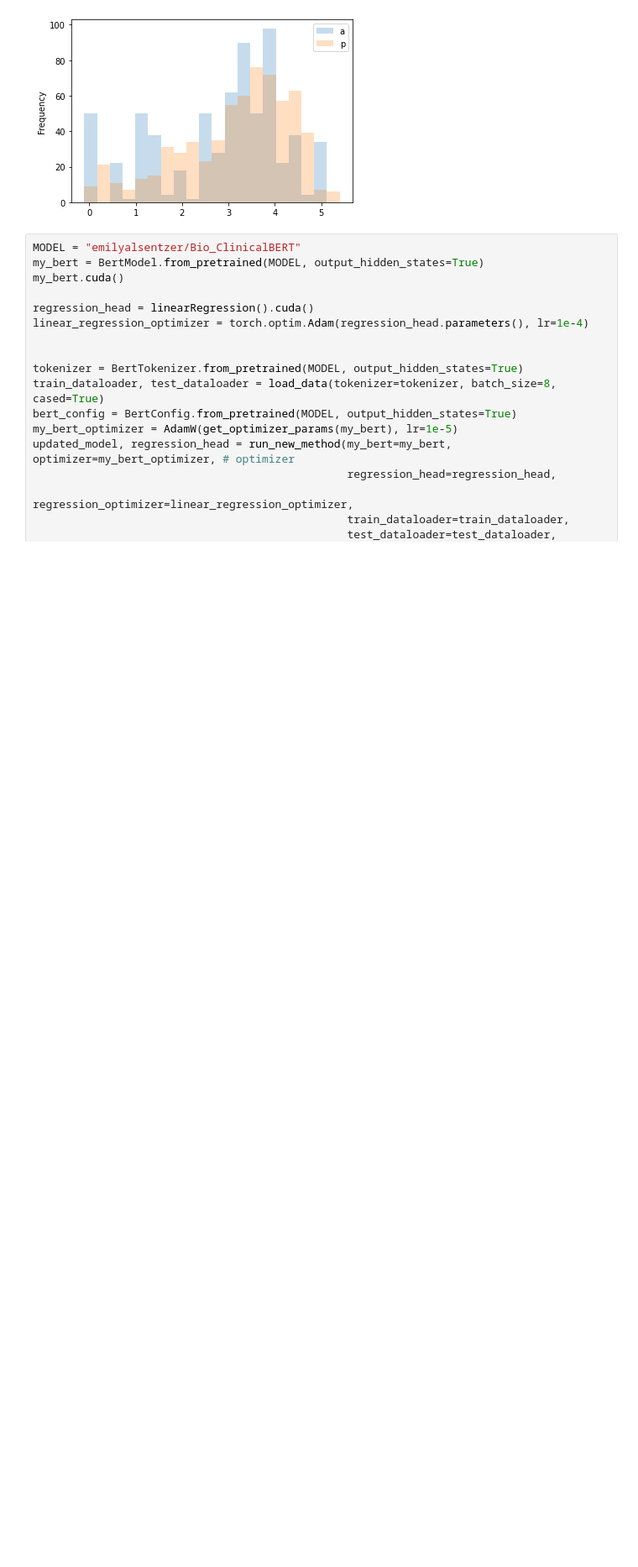
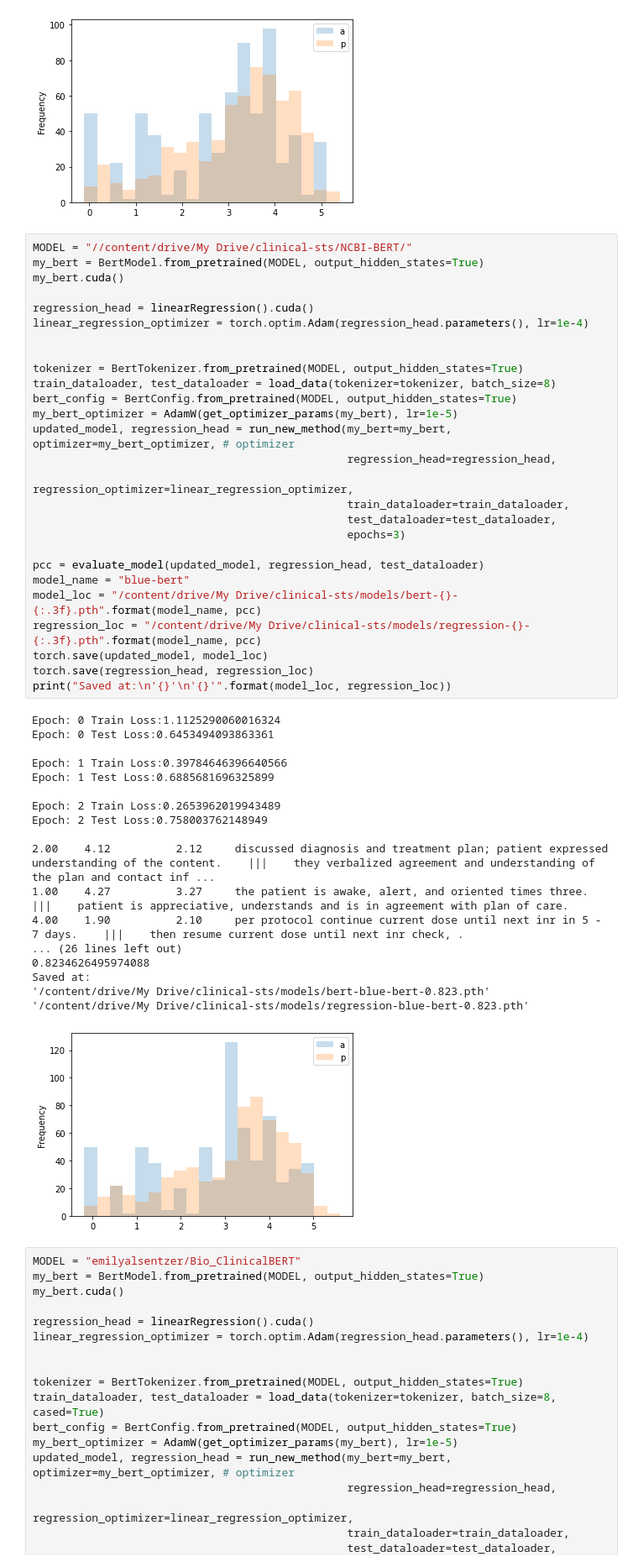
Before and after one commit to sreenivasanramesh/clinical-sts, a Jupyter notebook: clinical_sts_train.ipynb, the cells around one changed output. Shown at 84% size. Drawn from its saved outputs; the diff is of its cells as text; blank space fills up the shorter version.

```diff
--- a/clinical_sts_train.ipynb
+++ b/clinical_sts_train.ipynb
@@ -460,6 +460,52 @@ Saved at:
 '/content/drive/My Drive/clinical-sts/models/bert-bio-bert-0.83.pth'
 '/content/drive/My Drive/clinical-sts/models/regression-bio-bert-0.83.pth'
 [figure]
+# %%
+MODEL = "//content/drive/My Drive/clinical-sts/NCBI-BERT/"
+my_bert = BertModel.from_pretrained(MODEL, output_hidden_states=True)
+my_bert.cuda()
+
+regression_head = linearRegression().cuda()
+linear_regression_optimizer = torch.optim.Adam(regression_head.parameters(), lr=1e-4)
+
+
+tokenizer = BertTokenizer.from_pretrained(MODEL, output_hidden_states=True)
+train_dataloader, test_dataloader = load_data(tokenizer=tokenizer, batch_size=8)
+bert_config = BertConfig.from_pretrained(MODEL, output_hidden_states=True)
+my_bert_optimizer = AdamW(get_optimizer_params(my_bert), lr=1e-5)
+updated_model, regression_head = run_new_method(my_bert=my_bert, optimizer=my_bert_optimizer, # optimizer
+                                                regression_head=regression_head,
+                                                regression_optimizer=linear_regression_optimizer,
+                                                train_dataloader=train_dataloader,
+                                                test_dataloader=test_dataloader,
+                                                epochs=3)
+
+pcc = evaluate_model(updated_model, regression_head, test_dataloader)
+model_name = "blue-bert"
+model_loc = "/content/drive/My Drive/clinical-sts/models/bert-{}-{:.3f}.pth".format(model_name, pcc)
+regression_loc = "/content/drive/My Drive/clinical-sts/models/regression-{}-{:.3f}.pth".format(model_name, pcc)
+torch.save(updated_model, model_loc)
+torch.save(regression_head, regression_loc)
+print("Saved at:\n'{}'\n'{}'".format(model_loc, regression_loc))
+# %% [output]
+Epoch: 0 Train Loss:1.1125290060016324
+Epoch: 0 Test Loss:0.6453494093863361
+
+Epoch: 1 Train Loss:0.39784646396640566
+Epoch: 1 Test Loss:0.6885681696325899
+
+Epoch: 2 Train Loss:0.2653962019943489
+Epoch: 2 Test Loss:0.758003762148949
+
+2.00    4.12          2.12     discussed diagnosis and treatment plan; patient expressed understanding of the content.    |||    they verbalized agreement and understanding of the plan and contact inf ...
+1.00    4.27          3.27     the patient is awake, alert, and oriented times three.    |||    patient is appreciative, understands and is in agreement with plan of care.
+4.00    1.90          2.10     per protocol continue current dose until next inr in 5 - 7 days.    |||    then resume current dose until next inr check, .
+... (26 lines left out)
+0.8234626495974088
+Saved at:
+'/content/drive/My Drive/clinical-sts/models/bert-blue-bert-0.823.pth'
+'/content/drive/My Drive/clinical-sts/models/regression-blue-bert-0.823.pth'
+[figure, added]
 # %%
 MODEL = "emilyalsentzer/Bio_ClinicalBERT"
 my_bert = BertModel.from_pretrained(MODEL, output_hidden_states=True)
```
Also changed, not shown: parts of 1 cell of this notebook, 1 other file.
